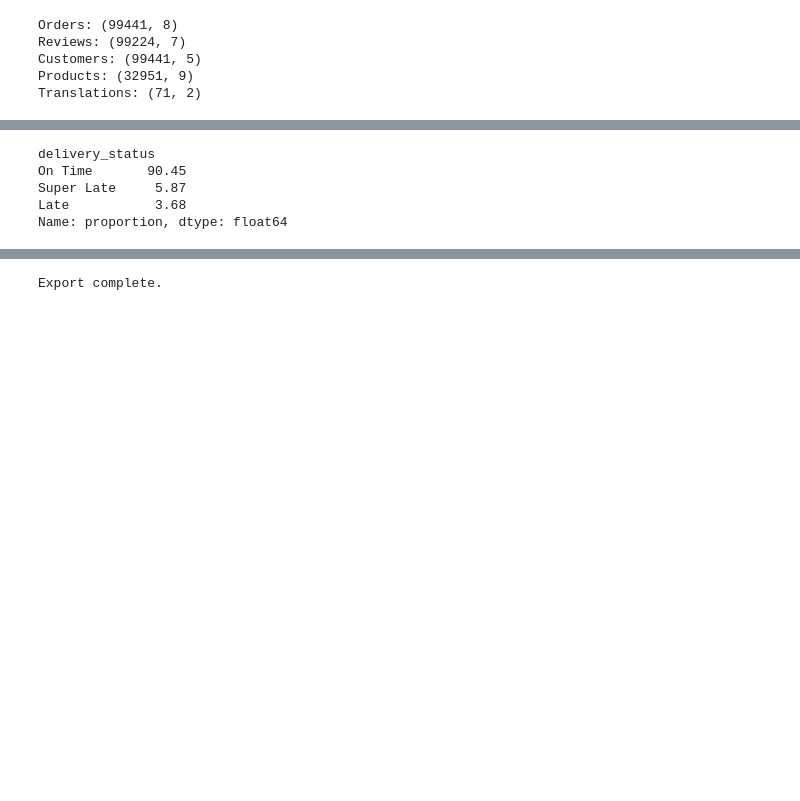
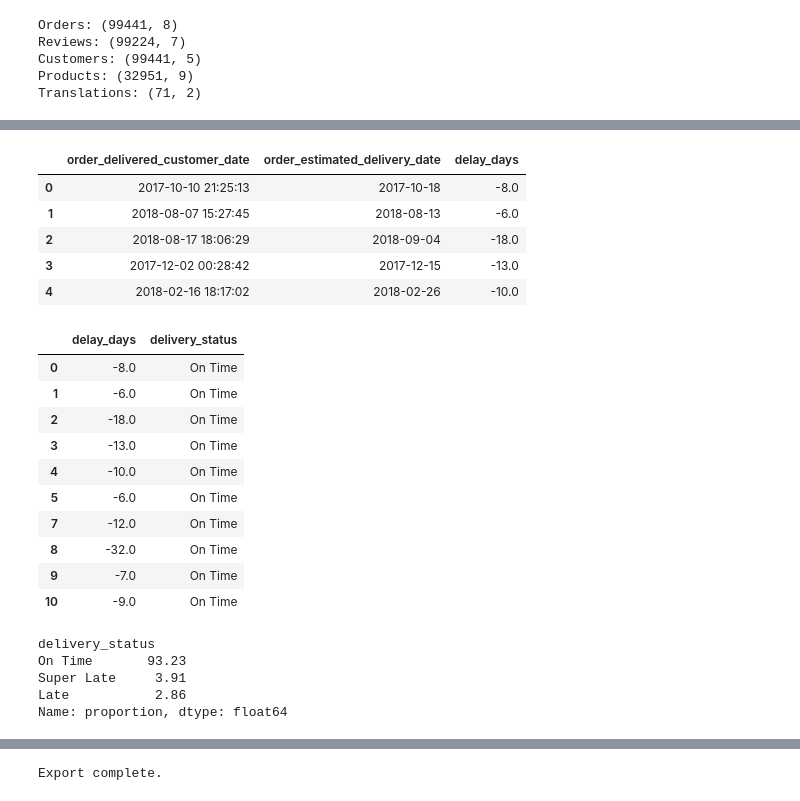
Before and after one commit to mawuenabenjamin/olist-logistics-audit, a Jupyter notebook: notebooks/olist_logistics_audit.ipynb, the cells around one changed output, grey strips where cells are left out. Drawn from its saved outputs; the diff is of its cells as text; code cells hidden in the pictures; blank space fills up the shorter version.

```diff
--- a/notebooks/olist_logistics_audit.ipynb
+++ b/notebooks/olist_logistics_audit.ipynb
@@ -79,19 +81,66 @@ df[["order_id", "customer_state", "review_score", "delay_days", "delivery_status
 # %%
-# Delivery status distribution
-delivery_summary = (
-    df["delivery_status"]
-    .value_counts(normalize=True)
-    .mul(100)
-    .round(2)
-)
+# Calculate delivery delay in days
 
-print(delivery_summary)
+df["delay_days"] = (
+    df["order_delivered_customer_date"]
+    - df["order_estimated_delivery_date"]
+).dt.days
+
+df[[
+    "order_delivered_customer_date",
+    "order_estimated_delivery_date",
+    "delay_days"
+]].head()
 # %% [output]
-delivery_status
-On Time       90.45
-Super Late     5.87
-Late           3.68
-Name: proportion, dtype: float64
+|  | order_delivered_customer_date | order_estimated_delivery_date | delay_days |
+| 0 | 2017-10-10 21:25:13 | 2017-10-18 | -8.0 |
+| 1 | 2018-08-07 15:27:45 | 2018-08-13 | -6.0 |
+| 2 | 2018-08-17 18:06:29 | 2018-09-04 | -18.0 |
+| 3 | 2017-12-02 00:28:42 | 2017-12-15 | -13.0 |
+| 4 | 2018-02-16 18:17:02 | 2018-02-26 | -10.0 |
+# %%
+# Classify delivery performance
+
+df["delivery_status"] = np.where(
+    df["delay_days"] <= 0,
+    "On Time",
+    np.where(
+        df["delay_days"] <= 5,
+        "Late",
+        "Super Late"
+    )
+)
+
+df[["delay_days", "delivery_status"]].head(10)
+# %% [output]
+|  | delay_days | delivery_status |
+| 0 | -8.0 | On Time |
+| 1 | -6.0 | On Time |
+| 2 | -18.0 | On Time |
+| 3 | -13.0 | On Time |
+| 4 | -10.0 | On Time |
+| 5 | -6.0 | On Time |
+| 7 | -12.0 | On Time |
+| 8 | -32.0 | On Time |
+| 9 | -7.0 | On Time |
+| 10 | -9.0 | On Time |
+# %%
+# Percentage of orders in each delivery category
+
+delivery_summary = (
+    df["delivery_status"]
+    .value_counts(normalize=True)
+    .mul(100)
+    .round(2)
+)
+
+print(delivery_summary)
+# %% [output]
+delivery_status
+On Time       93.23
+Super Late     3.91
+Late           2.86
+Name: proportion, dtype: float64
 # %%
 # Plot delivery status distribution
 
```
Also changed, not shown: parts of 8 cells of this notebook, 2 other files.
